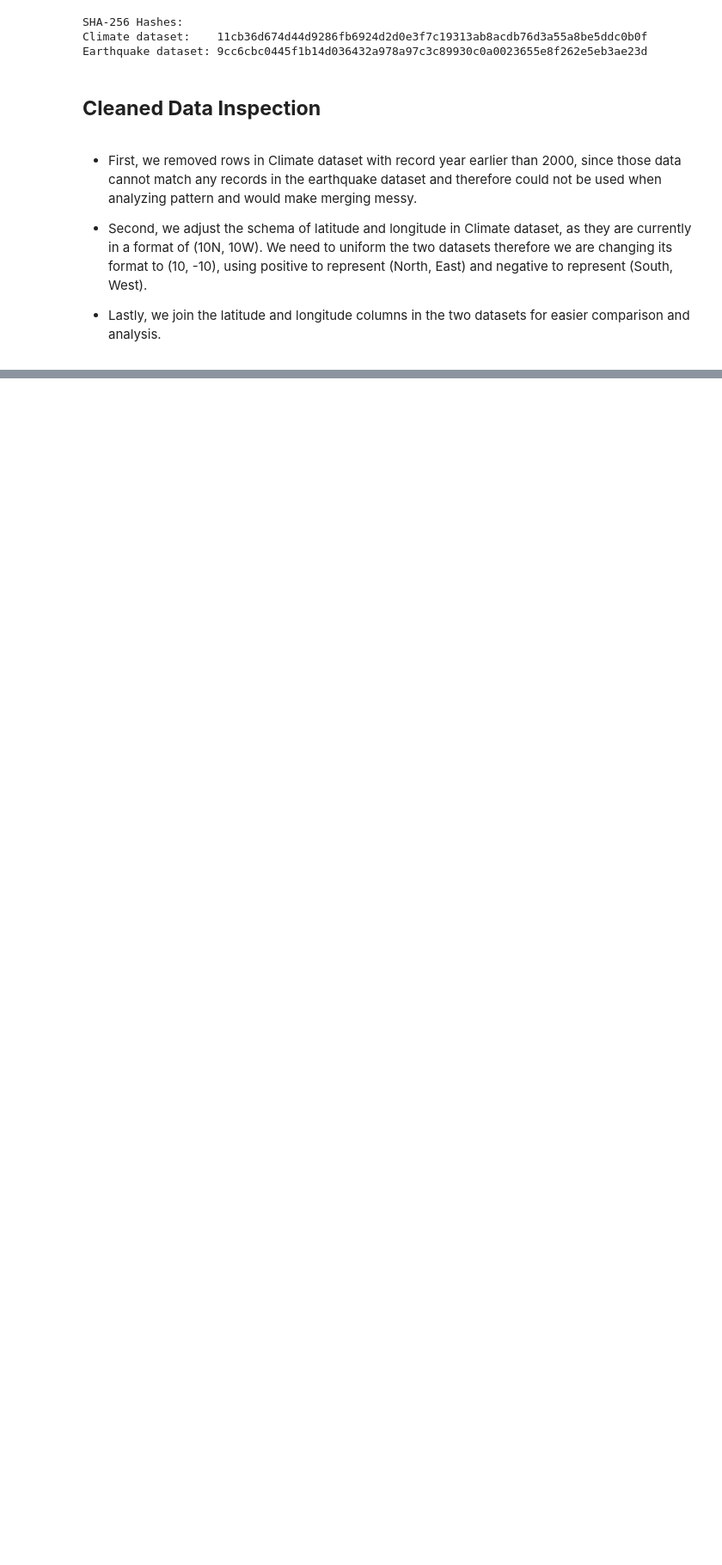
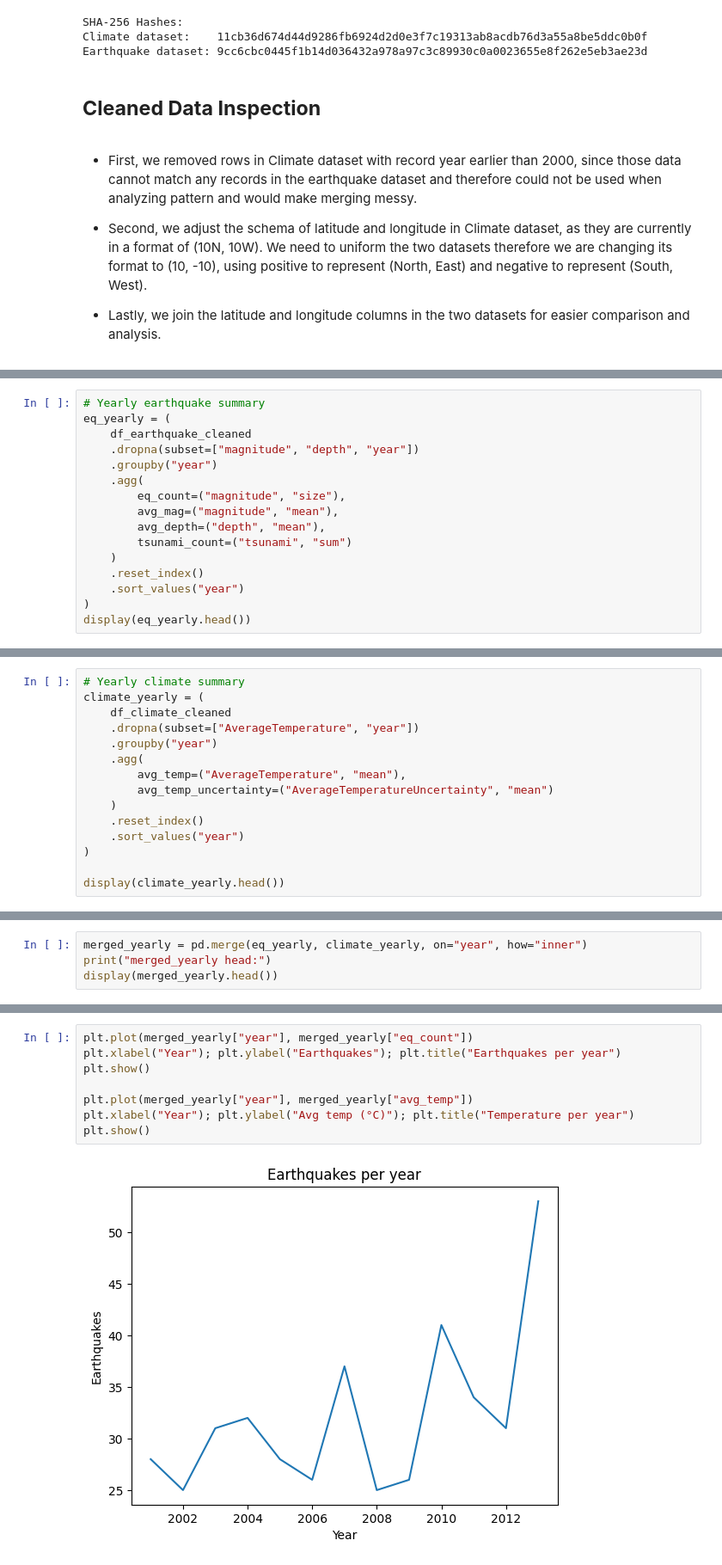
Before and after one commit to GeorgeWang1557/UIUC-IS477-Qemal-George, a Jupyter notebook: Course Project.ipynb, the cells around one changed output, grey strips where cells are left out. Shown at 86% size. Drawn from its saved outputs; the diff is of its cells as text; blank space fills up the shorter version.

```diff
--- a/Course Project.ipynb
+++ b/Course Project.ipynb
@@ -118,0 +136,16 @@ df_earthquake_cleaned.head()
+# %%
+# Yearly earthquake summary
+eq_yearly = (
+    df_earthquake_cleaned
+    .dropna(subset=["magnitude", "depth", "year"])
+    .groupby("year")
+    .agg(
+        eq_count=("magnitude", "size"),
+        avg_mag=("magnitude", "mean"),
+        avg_depth=("depth", "mean"),
+        tsunami_count=("tsunami", "sum")
+    )
+    .reset_index()
+    .sort_values("year")
+)
+display(eq_yearly.head())
@@ -118,0 +159,15 @@ df_earthquake_cleaned.head()
+# %%
+# Yearly climate summary
+climate_yearly = (
+    df_climate_cleaned
+    .dropna(subset=["AverageTemperature", "year"])
+    .groupby("year")
+    .agg(
+        avg_temp=("AverageTemperature", "mean"),
+        avg_temp_uncertainty=("AverageTemperatureUncertainty", "mean")
+    )
+    .reset_index()
+    .sort_values("year")
+)
+
+display(climate_yearly.head())
@@ -118,0 +185,4 @@ df_earthquake_cleaned.head()
+# %%
+merged_yearly = pd.merge(eq_yearly, climate_yearly, on="year", how="inner")
+print("merged_yearly head:")
+display(merged_yearly.head())
@@ -118,0 +219,10 @@ df_earthquake_cleaned.head()
+# %%
+plt.plot(merged_yearly["year"], merged_yearly["eq_count"])
+plt.xlabel("Year"); plt.ylabel("Earthquakes"); plt.title("Earthquakes per year")
+plt.show()
+
+plt.plot(merged_yearly["year"], merged_yearly["avg_temp"])
+plt.xlabel("Year"); plt.ylabel("Avg temp (°C)"); plt.title("Temperature per year")
+plt.show()
+# %% [output]
+[figure, added]
```
Also changed, not shown: parts of 36 cells of this notebook.
